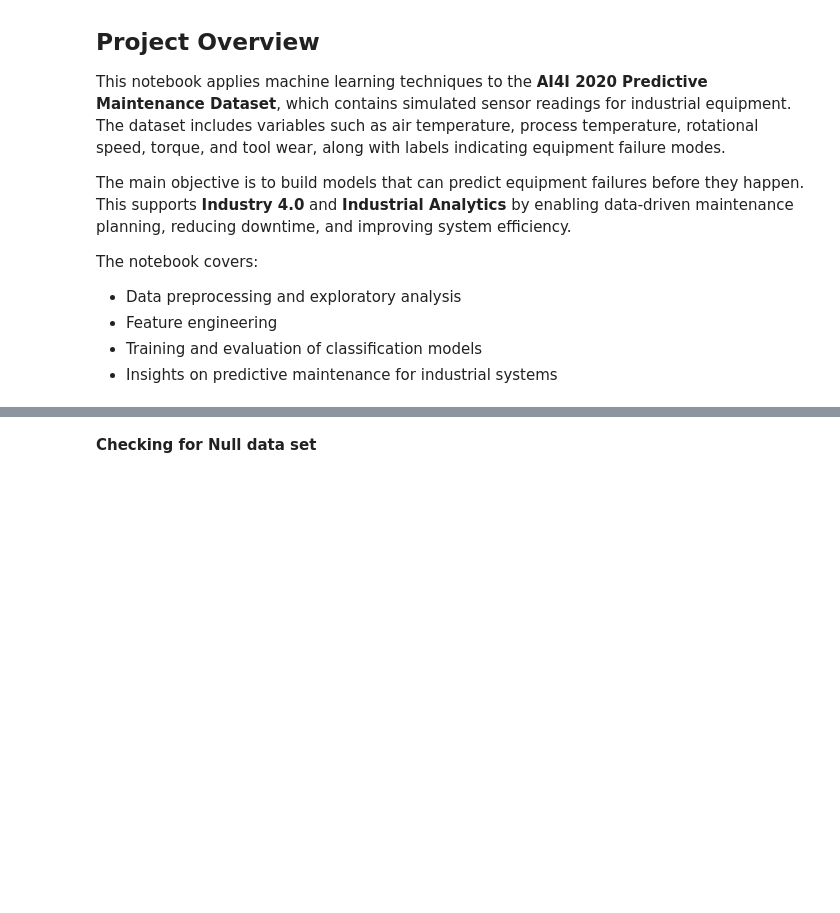
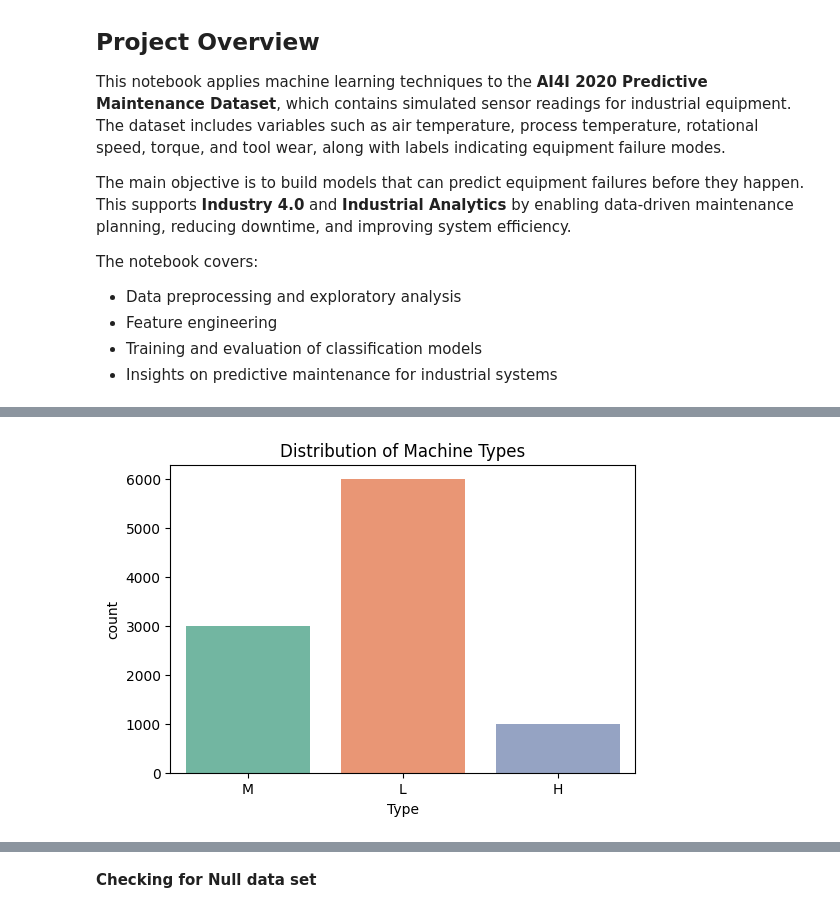
Before and after one commit to Yohannes-Kewani/industrial-analytics-projects, a Jupyter notebook: predictive-maintenance-ml/notebooks/predictive_maintenance.ipynb, the cells around one changed output, grey strips where cells are left out. Saved outputs shown, nothing was run; the diff lists cells and outputs as text; code cells hidden in the pictures; blank space fills up the shorter version.

```diff
--- a/predictive-maintenance-ml/notebooks/predictive_maintenance.ipynb
+++ b/predictive-maintenance-ml/notebooks/predictive_maintenance.ipynb
@@ -51,0 +111,7 @@ df
+# %%
+plt.figure(figsize=(6,4))
+sns.countplot(x="Type", hue="Type", data=df, palette="Set2", legend=False)
+plt.title("Distribution of Machine Types")
+plt.show()
+# %% [output]
+[figure, added]
```
Also changed, not shown: parts of 16 cells of this notebook, 1 other file.
